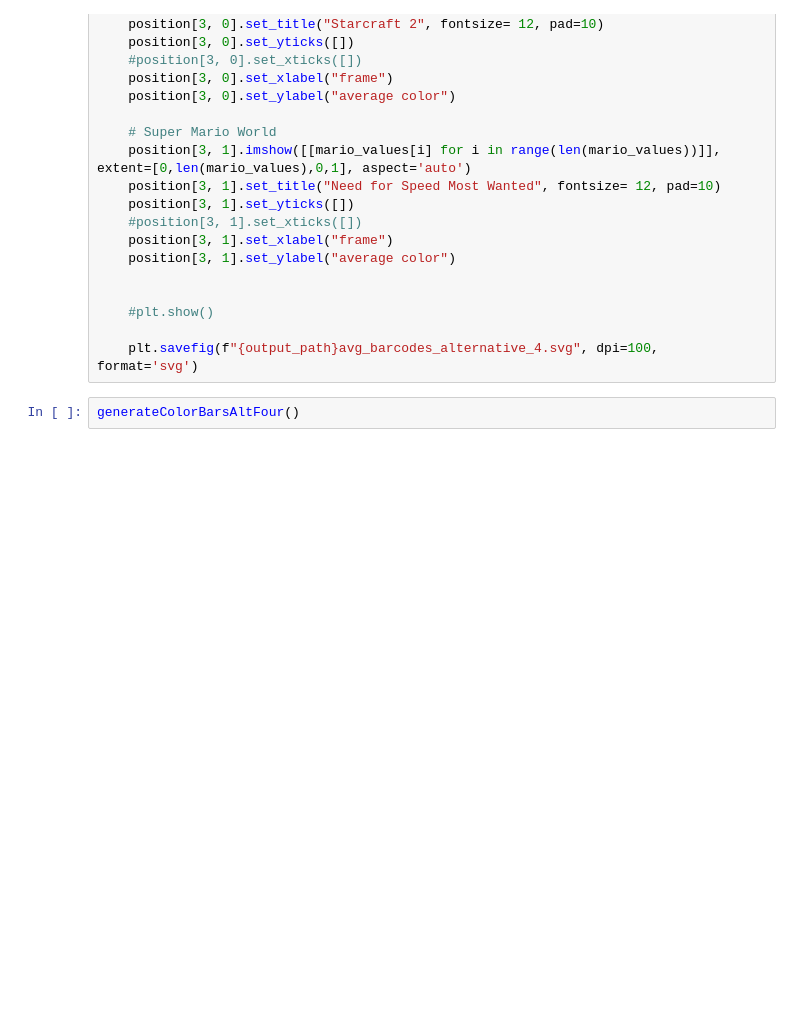
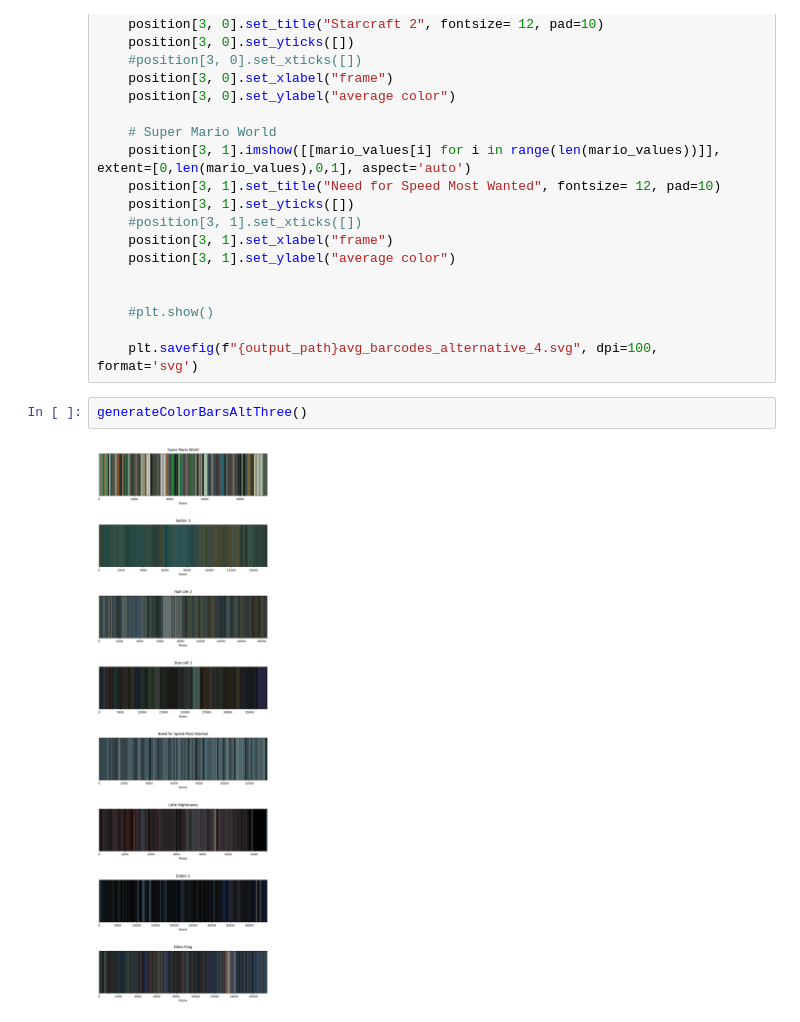
Before and after one commit to vairasza/dhcv, a Jupyter notebook: avg_color_figure.ipynb, the cells around one changed output. Cells and saved outputs as stored; diff of their text form; blank space fills up the shorter version.

```diff
--- a/avg_color_figure.ipynb
+++ b/avg_color_figure.ipynb
@@ -320,5 +319,7 @@ def generateColorBarsAltFour():
     #plt.show()
 
     plt.savefig(f"{output_path}avg_barcodes_alternative_4.svg", dpi=100, format='svg')
-# %%
-generateColorBarsAltFour()
+# %%
+generateColorBarsAltThree()
+# %% [output]
+[figure, added]
```
Also changed, not shown: parts of 1 cell of this notebook, 1 other file.
